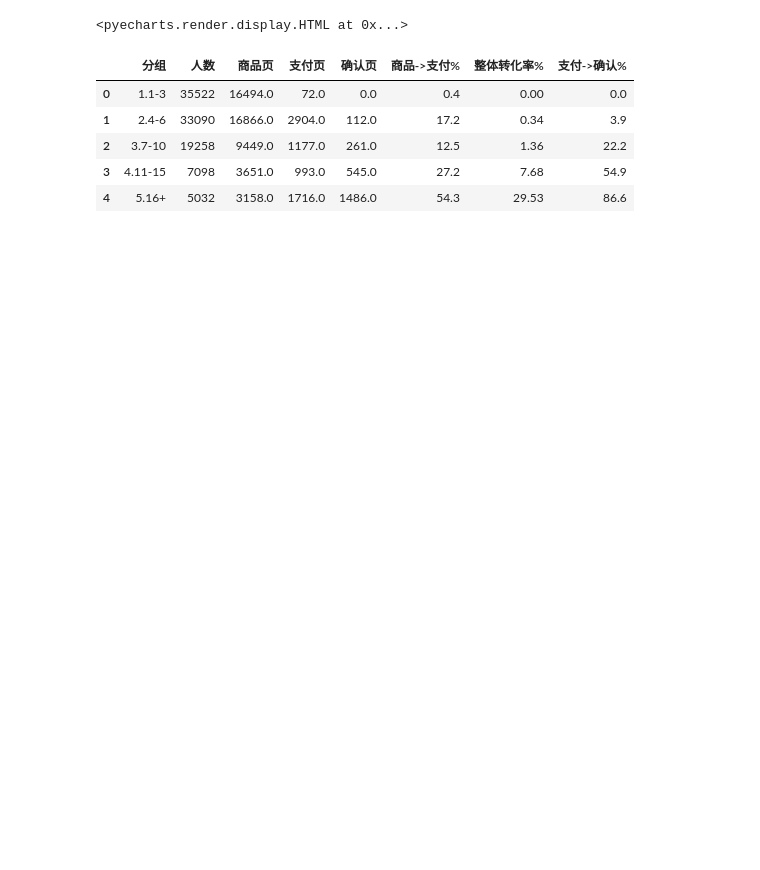
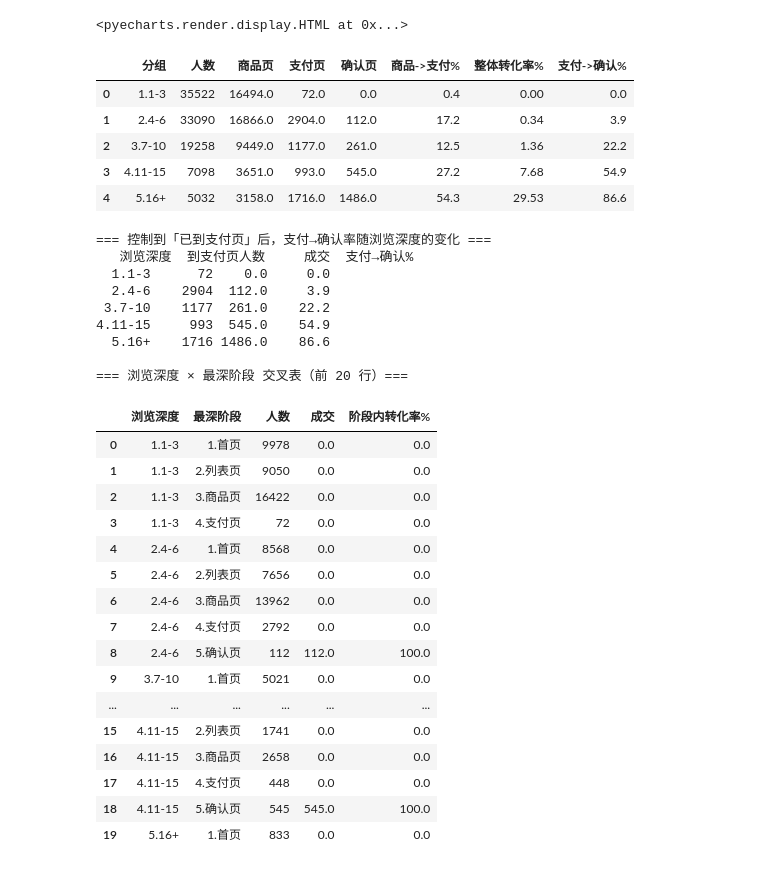
Before and after one commit to Lin-DongHai98/funnel-analysis, a Jupyter notebook: funnel_analysis.ipynb, the cells around one changed output. Cells and saved outputs as stored; diff of their text form; code cells hidden in the pictures; blank space fills up the shorter version.

```diff
--- a/funnel_analysis.ipynb
+++ b/funnel_analysis.ipynb
@@ -399,4 +407,71 @@ depth_df
 | 2 | 3.7-10 | 19258 | 9449.0 | 1177.0 | 261.0 | 12.5 | 1.36 | 22.2 |
 | 3 | 4.11-15 | 7098 | 3651.0 | 993.0 | 545.0 | 27.2 | 7.68 | 54.9 |
 | 4 | 5.16+ | 5032 | 3158.0 | 1716.0 | 1486.0 | 54.3 | 29.53 | 86.6 |
+# %%
+# 交叉证据：按「浏览深度 × 漏斗最深到达阶段」拆，检验控制阶段后梯度是否仍在
+depth_case = """
+CASE
+    WHEN total_pages_visited <= 3 THEN '1.1-3'
+    WHEN total_pages_visited <= 6 THEN '2.4-6'
+    WHEN total_pages_visited <= 10 THEN '3.7-10'
+    WHEN total_pages_visited <= 15 THEN '4.11-15'
+    ELSE '5.16+'
+END
+"""
+cross_depth = pd.read_sql(f"""
+    SELECT {depth_case} AS 浏览深度,
+           CASE WHEN confirmation_page = 1 THEN '5.确认页'
+                WHEN payment_page = 1 THEN '4.支付页'
+                WHEN product_page = 1 THEN '3.商品页'
+                WHEN listing_page = 1 THEN '2.列表页'
+                ELSE '1.首页' END AS 最深阶段,
+           COUNT(*) AS 人数,
+           SUM(confirmation_page) AS 成交
+    FROM v_behavior
+    GROUP BY 1, 2 ORDER BY 1, 2
+""", engine)
+cross_depth['阶段内转化率%'] = (cross_depth['成交'] / cross_depth['人数'] * 100).round(2)
+
+# 固定到「已到达支付页」这一层：支付→确认率是否仍随浏览深度上升
+pay_stage = pd.read_sql(f"""
+    SELECT {depth_case} AS 浏览深度,
+           COUNT(*) AS 到支付页人数,
+           SUM(confirmation_page) AS 成交
+    FROM v_behavior
+    WHERE payment_page = 1
+    GROUP BY 1 ORDER BY 1
+""", engine)
+pay_stage['支付→确认%'] = (pay_stage['成交'] / pay_stage['到支付页人数'] * 100).round(1)
+print('=== 控制到「已到支付页」后，支付→确认率随浏览深度的变化 ===')
+print(pay_stage.to_string(index=False))
+print()
+print('=== 浏览深度 × 最深阶段 交叉表（前 20 行）===')
+display(cross_depth.head(20))
+# %% [output]
+=== 控制到「已到支付页」后，支付→确认率随浏览深度的变化 ===
+   浏览深度  到支付页人数     成交  支付→确认%
+  1.1-3      72    0.0     0.0
+  2.4-6    2904  112.0     3.9
+ 3.7-10    1177  261.0    22.2
+4.11-15     993  545.0    54.9
+  5.16+    1716 1486.0    86.6
+
+=== 浏览深度 × 最深阶段 交叉表（前 20 行）===
+|  | 浏览深度 | 最深阶段 | 人数 | 成交 | 阶段内转化率% |
+| 0 | 1.1-3 | 1.首页 | 9978 | 0.0 | 0.0 |
+| 1 | 1.1-3 | 2.列表页 | 9050 | 0.0 | 0.0 |
+| 2 | 1.1-3 | 3.商品页 | 16422 | 0.0 | 0.0 |
+| 3 | 1.1-3 | 4.支付页 | 72 | 0.0 | 0.0 |
+| 4 | 2.4-6 | 1.首页 | 8568 | 0.0 | 0.0 |
+| 5 | 2.4-6 | 2.列表页 | 7656 | 0.0 | 0.0 |
+| 6 | 2.4-6 | 3.商品页 | 13962 | 0.0 | 0.0 |
+| 7 | 2.4-6 | 4.支付页 | 2792 | 0.0 | 0.0 |
+| 8 | 2.4-6 | 5.确认页 | 112 | 112.0 | 100.0 |
+| 9 | 3.7-10 | 1.首页 | 5021 | 0.0 | 0.0 |
+| ... | ... | ... | ... | ... | ... |
+| 15 | 4.11-15 | 2.列表页 | 1741 | 0.0 | 0.0 |
+| 16 | 4.11-15 | 3.商品页 | 2658 | 0.0 | 0.0 |
+| 17 | 4.11-15 | 4.支付页 | 448 | 0.0 | 0.0 |
+| 18 | 4.11-15 | 5.确认页 | 545 | 545.0 | 100.0 |
+| 19 | 5.16+ | 1.首页 | 833 | 0.0 | 0.0 |
 # %% [markdown]
```
Also changed, not shown: parts of 16 cells of this notebook, 6 other files.
